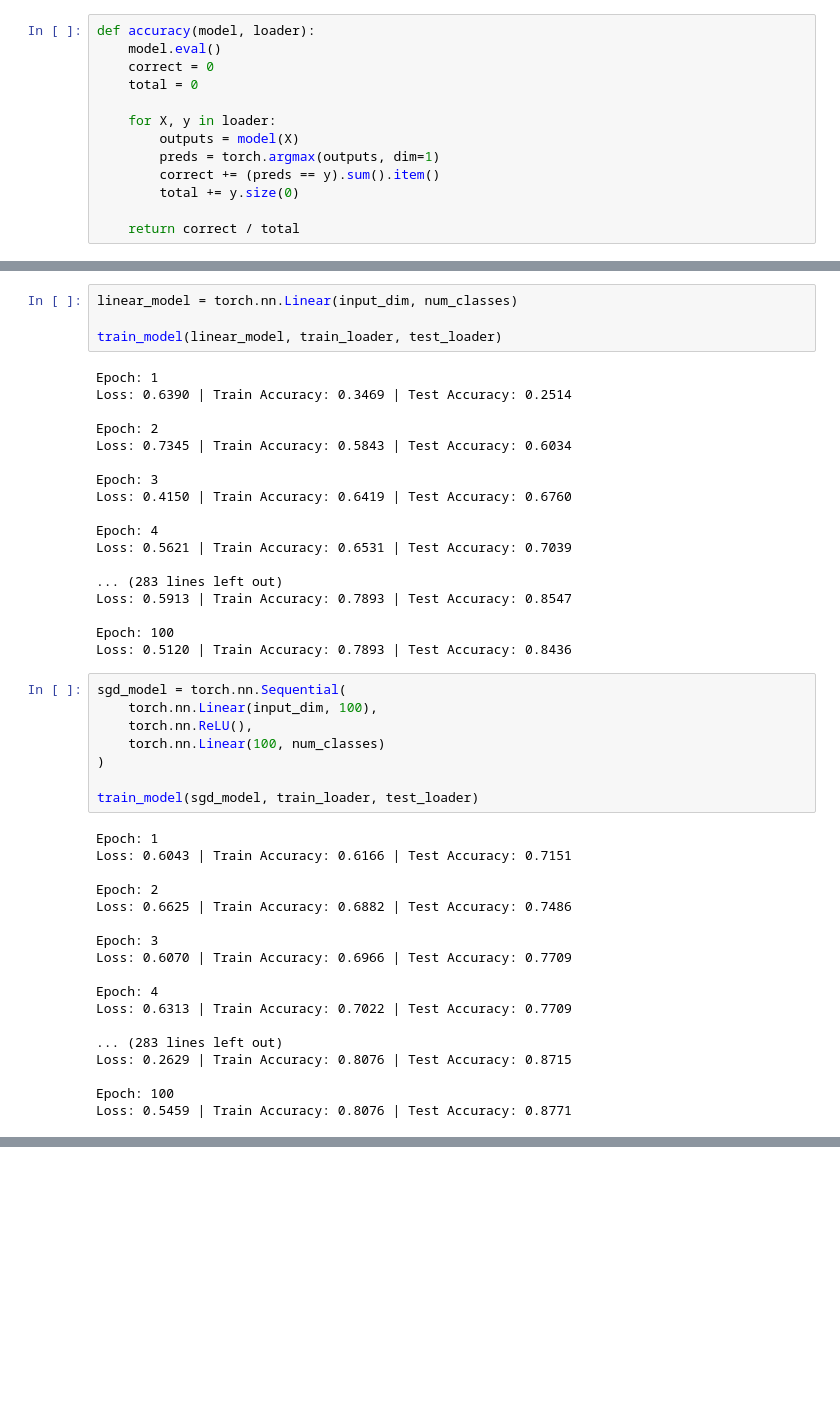
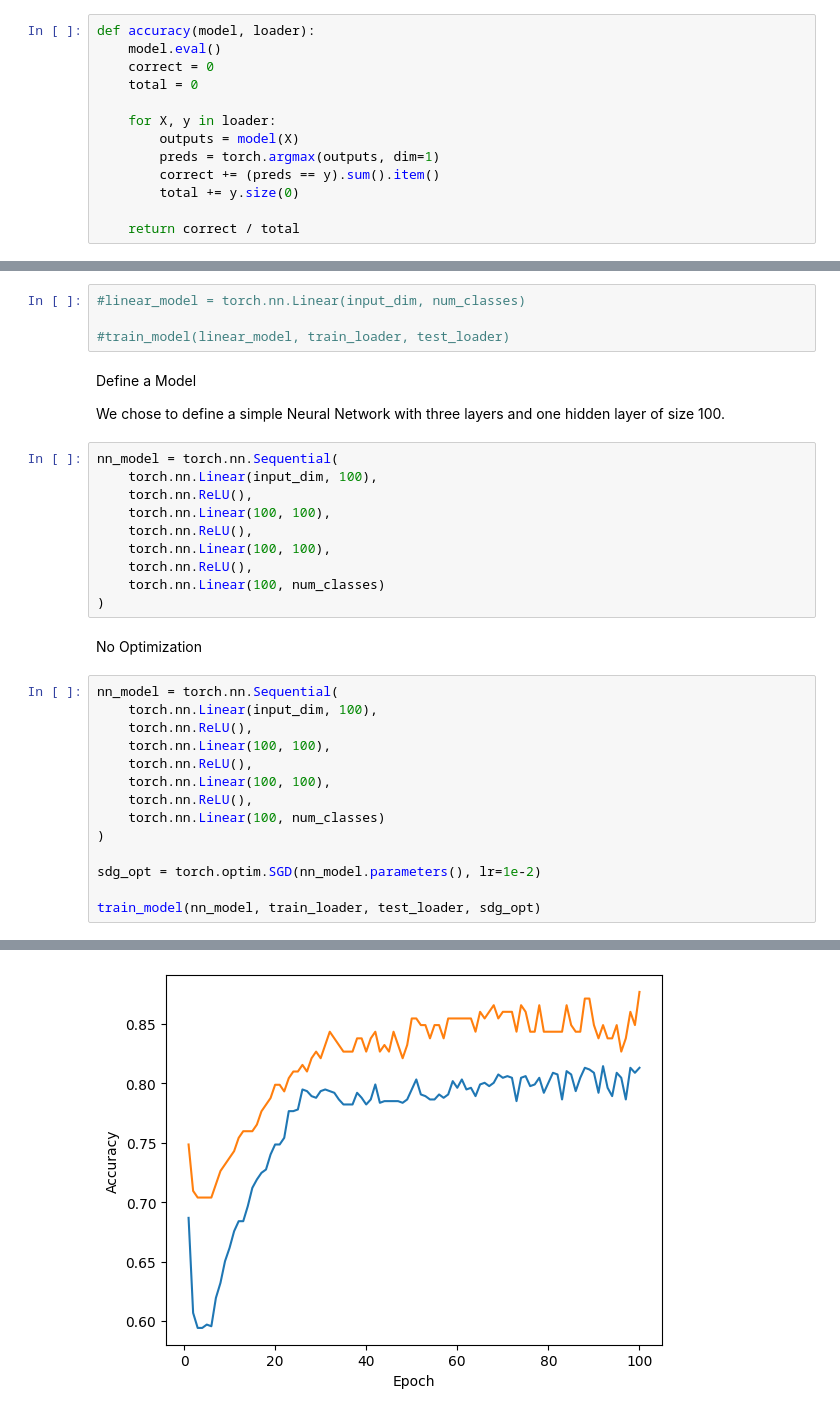
Before and after one commit to hahnspena102/csc487-lab4.1, a Jupyter notebook: Lab 4.1.ipynb, the cells around one changed output, grey strips where cells are left out. Saved outputs shown, nothing was run; the diff lists cells and outputs as text; blank space fills up the shorter version.

Commit message:
tried different regularizations, different optimizers, and different batch sizes

```diff
--- a/Lab 4.1.ipynb
+++ b/Lab 4.1.ipynb
@@ -86,48 +106,35 @@ def train_model(model, train_loader, test_loader, epochs=100):
 # %%
-linear_model = torch.nn.Linear(input_dim, num_classes)
+#linear_model = torch.nn.Linear(input_dim, num_classes)
 
-train_model(linear_model, train_loader, test_loader)
+#train_model(linear_model, train_loader, test_loader)
-# %% [output]
-Epoch: 1
-Loss: 0.6390 | Train Accuracy: 0.3469 | Test Accuracy: 0.2514
-
-Epoch: 2
-Loss: 0.7345 | Train Accuracy: 0.5843 | Test Accuracy: 0.6034
-
-Epoch: 3
-Loss: 0.4150 | Train Accuracy: 0.6419 | Test Accuracy: 0.6760
-
-Epoch: 4
-Loss: 0.5621 | Train Accuracy: 0.6531 | Test Accuracy: 0.7039
-
-... (283 lines left out)
-Loss: 0.5913 | Train Accuracy: 0.7893 | Test Accuracy: 0.8547
-
-Epoch: 100
-Loss: 0.5120 | Train Accuracy: 0.7893 | Test Accuracy: 0.8436
+# %% [markdown]
+Define a Model
+
+We chose to define a simple Neural Network with three layers and one hidden layer of size 100.
 # %%
-sgd_model = torch.nn.Sequential(
+nn_model = torch.nn.Sequential(
     torch.nn.Linear(input_dim, 100),
+    torch.nn.ReLU(),
+    torch.nn.Linear(100, 100),
+    torch.nn.ReLU(),
+    torch.nn.Linear(100, 100),
     torch.nn.ReLU(),
     torch.nn.Linear(100, num_classes)
 )
-
-train_model(sgd_model, train_loader, test_loader)
-# %% [output]
-Epoch: 1
-Loss: 0.6043 | Train Accuracy: 0.6166 | Test Accuracy: 0.7151
-
-Epoch: 2
-Loss: 0.6625 | Train Accuracy: 0.6882 | Test Accuracy: 0.7486
-
-Epoch: 3
-Loss: 0.6070 | Train Accuracy: 0.6966 | Test Accuracy: 0.7709
-
-Epoch: 4
-Loss: 0.6313 | Train Accuracy: 0.7022 | Test Accuracy: 0.7709
-
-... (283 lines left out)
-Loss: 0.2629 | Train Accuracy: 0.8076 | Test Accuracy: 0.8715
-
-Epoch: 100
-Loss: 0.5459 | Train Accuracy: 0.8076 | Test Accuracy: 0.8771
+# %% [markdown]
+No Optimization
+# %%
+nn_model = torch.nn.Sequential(
+    torch.nn.Linear(input_dim, 100),
+    torch.nn.ReLU(),
+    torch.nn.Linear(100, 100),
+    torch.nn.ReLU(),
+    torch.nn.Linear(100, 100),
+    torch.nn.ReLU(),
+    torch.nn.Linear(100, num_classes)
+)
+
+sdg_opt = torch.optim.SGD(nn_model.parameters(), lr=1e-2)
+
+train_model(nn_model, train_loader, test_loader, sdg_opt)
+# %% [output]
@@ -133,0 +158 @@ Loss: 0.5459 | Train Accuracy: 0.8076 | Test Accuracy: 0.8771
+[figure, added]
```
Also changed, not shown: parts of 13 cells of this notebook.
